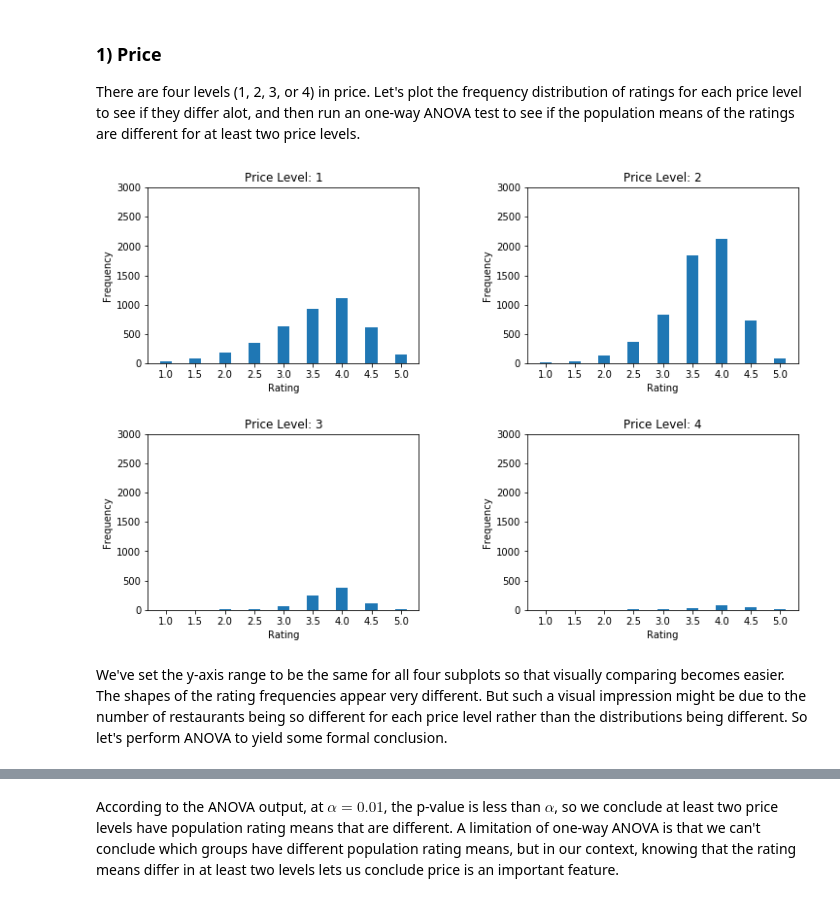
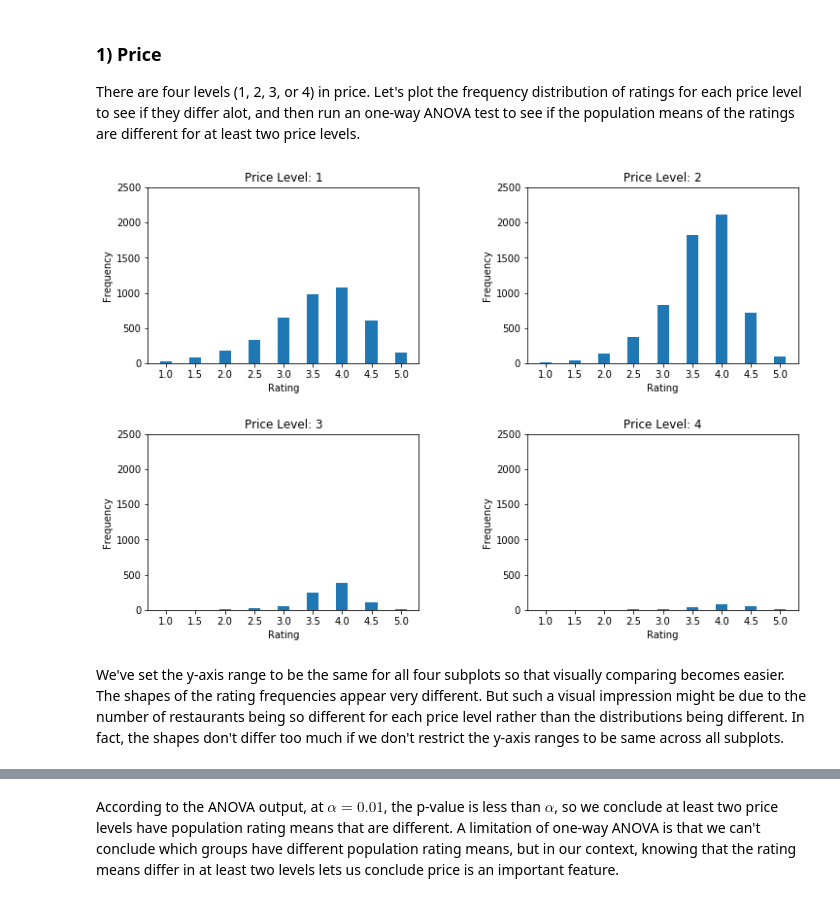
Before and after one commit to sandershihacker/yelp-rating-prediction, a Jupyter notebook: yelp_rating_prediction.ipynb, the cells around one changed output, grey strips where cells are left out. Drawn from its saved outputs; the diff is of its cells as text; code cells hidden in the pictures.

```diff
--- a/yelp_rating_prediction.ipynb
+++ b/yelp_rating_prediction.ipynb
@@ -360,34 +402,35 @@ There are four levels (1, 2, 3, or 4) in price. Let's plot the frequency distrib
 # %%
 plt.rcParams["figure.figsize"] = [12,8]
 
-def barplot_each_price(price_levels, rating, df):
+def barplot_each_price(price_levels, rating, df, yaxis_same_range):
     """
     Input:
     - price_levels is the list of possible price levels
     - rating is the list of possible ratings
     - df is the pandas dataframe containing the data
 
     This function plots the bar chart of the ratings for each of the price levels
     """
     for i in price_levels:
         price = i
         # ratings with this price level
         this_price_df = df.loc[df['price']==price]
         data = this_price_df['rating']
         counter = Counter(data)
         freq = [counter[rate] for rate in rating]
         plt.subplot(2,2,i)
         plt.subplots_adjust(hspace=0.4, wspace=0.4)
         plt.bar(rating, freq, width=0.2)
         plt.xlabel("Rating")
         plt.ylabel("Frequency")
-        plt.ylim(ymin=0, ymax=3000)
+        if (yaxis_same_range==True):
+            plt.ylim(ymin=0, ymax=2500)
         plt.xticks(rating, rating)
         plt.title("Price Level: %s"%price)
     plt.show()
 
-barplot_each_price(price_levels=[1,2,3,4], rating=np.linspace(1, 5, 9), df=training_features)
+barplot_each_price(price_levels=[1,2,3,4], rating=np.linspace(1, 5, 9), df=training_features, yaxis_same_range=True)
 # %% [output]
-[figure, old version]
+[figure, new version]
 # %% [markdown]
-We've set the y-axis range to be the same for all four subplots so that visually comparing becomes easier. The shapes of the rating frequencies appear very different. But such a visual impression might be due to the number of restaurants being so different for each price level rather than the distributions being different. So let's perform ANOVA to yield some formal conclusion.
+We've set the y-axis range to be the same for all four subplots so that visually comparing becomes easier. The shapes of the rating frequencies appear very different. But such a visual impression might be due to the number of restaurants being so different for each price level rather than the distributions being different. In fact, the shapes don't differ too much if we don't restrict the y-axis ranges to be same across all subplots.
```
Also changed, not shown: parts of 26 cells of this notebook, 1 other file.
